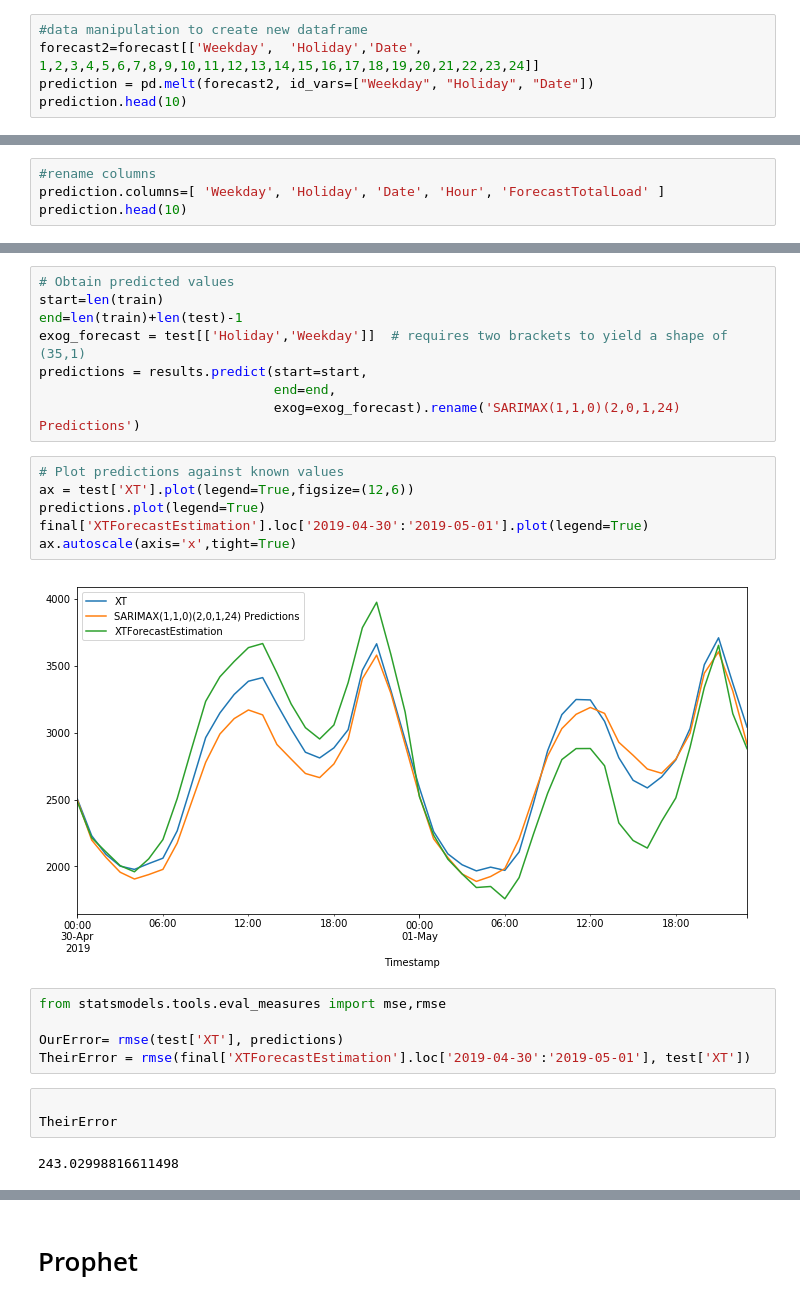
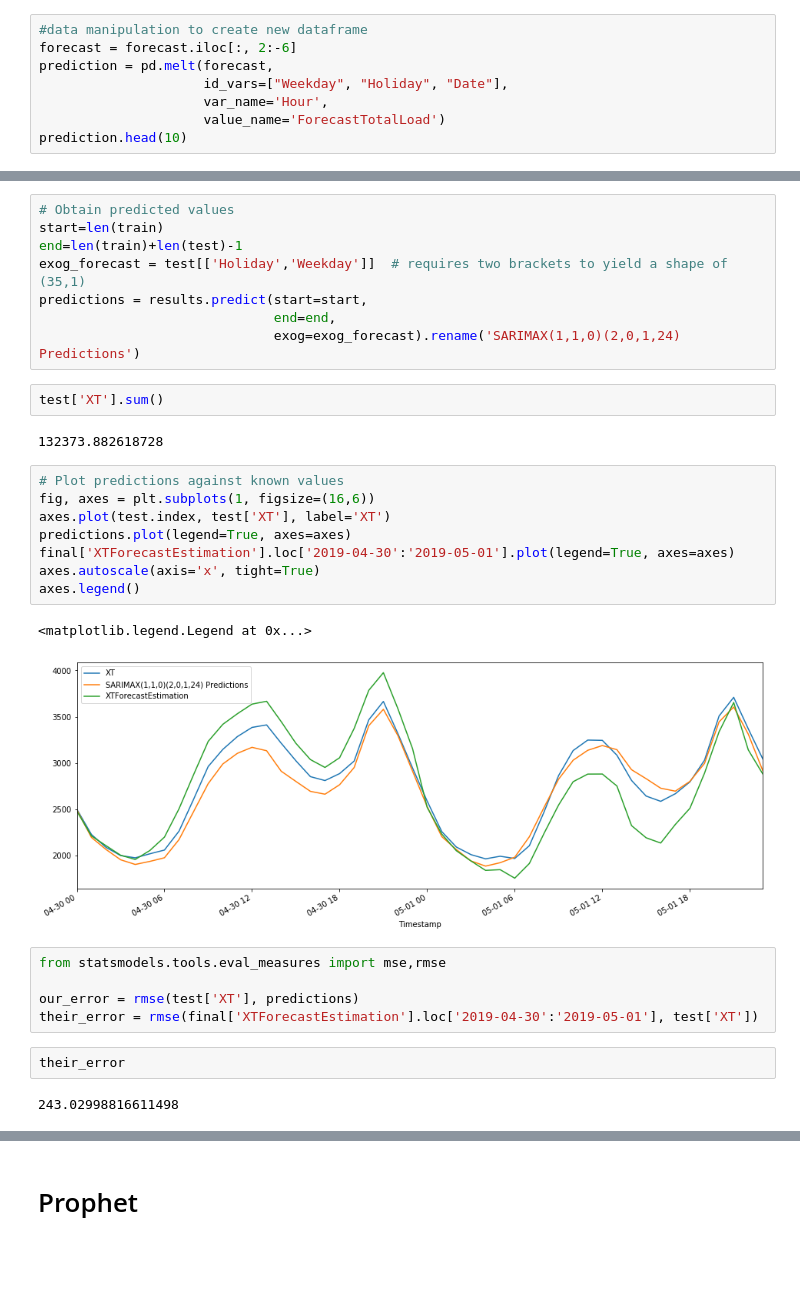
Before and after one commit to Darzan21/Electric-Load-Forecasting, a Jupyter notebook: LoadForecasting.ipynb, the cells around one changed output, grey strips where cells are left out. Drawn from its saved outputs; the diff is of its cells as text; blank space fills up the shorter version.

```diff
--- a/LoadForecasting.ipynb
+++ b/LoadForecasting.ipynb
@@ -110,7 +110,10 @@ forecast.head()
 5 rows × 35 columns
 # %%
 #data manipulation to create new dataframe
-forecast2=forecast[['Weekday',  'Holiday','Date', 1,2,3,4,5,6,7,8,9,10,11,12,13,14,15,16,17,18,19,20,21,22,23,24]]
-prediction = pd.melt(forecast2, id_vars=["Weekday", "Holiday", "Date"])
+forecast = forecast.iloc[:, 2:-6]
+prediction = pd.melt(forecast,
+                     id_vars=["Weekday", "Holiday", "Date"],
+                     var_name='Hour',
+                     value_name='ForecastTotalLoad')
 prediction.head(10)
 # %% [output]
@@ -139,7 +142,3 @@ prediction.tail(10)
 | 12381 | 3 | 0 | 2019-05-29 | 24 | 5111.0 |
 | 12382 | 4 | 0 | 2019-05-30 | 24 | 5185.0 |
 | 12383 | 5 | 0 | 2019-05-31 | 24 | 5105.0 |
-# %%
-#rename columns
-prediction.columns=[ 'Weekday', 'Holiday', 'Date', 'Hour', 'ForecastTotalLoad' ]
-prediction.head(10)
@@ -579,23 +595,29 @@ exog_forecast = test[['Holiday','Weekday']]  # requires two brackets to yield a
 predictions = results.predict(start=start,
                               end=end,
                               exog=exog_forecast).rename('SARIMAX(1,1,0)(2,0,1,24) Predictions')
+# %%
+test['XT'].sum()
+# %% [output]
+132373.882618728
 # %%
 # Plot predictions against known values
-ax = test['XT'].plot(legend=True,figsize=(12,6))
-predictions.plot(legend=True)
-final['XTForecastEstimation'].loc['2019-04-30':'2019-05-01'].plot(legend=True)
-ax.autoscale(axis='x',tight=True)
+fig, axes = plt.subplots(1, figsize=(16,6))
+axes.plot(test.index, test['XT'], label='XT')
+predictions.plot(legend=True, axes=axes)
+final['XTForecastEstimation'].loc['2019-04-30':'2019-05-01'].plot(legend=True, axes=axes)
+axes.autoscale(axis='x', tight=True)
+axes.legend()
 # %% [output]
+<matplotlib.legend.Legend at 0x...>
-[figure, old version]
+[figure, new version]
 # %%
 from statsmodels.tools.eval_measures import mse,rmse
 
-OurError= rmse(test['XT'], predictions)
-TheirError = rmse(final['XTForecastEstimation'].loc['2019-04-30':'2019-05-01'], test['XT'])
+our_error = rmse(test['XT'], predictions)
+their_error = rmse(final['XTForecastEstimation'].loc['2019-04-30':'2019-05-01'], test['XT'])
-# %%
-
-TheirError
-# %% [output]
-243.02998816611498
+# %%
+their_error
+# %% [output]
+243.02998816611498
 # %%
 #WIN??
```
Also changed, not shown: parts of 29 cells of this notebook.
